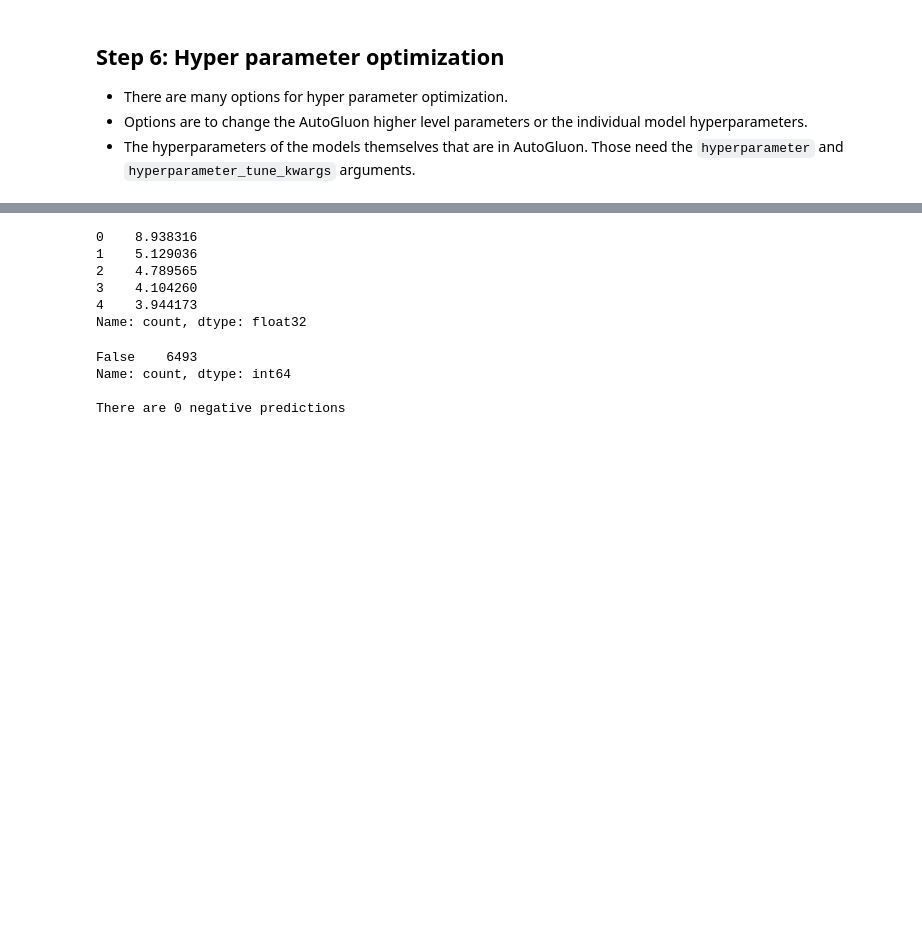
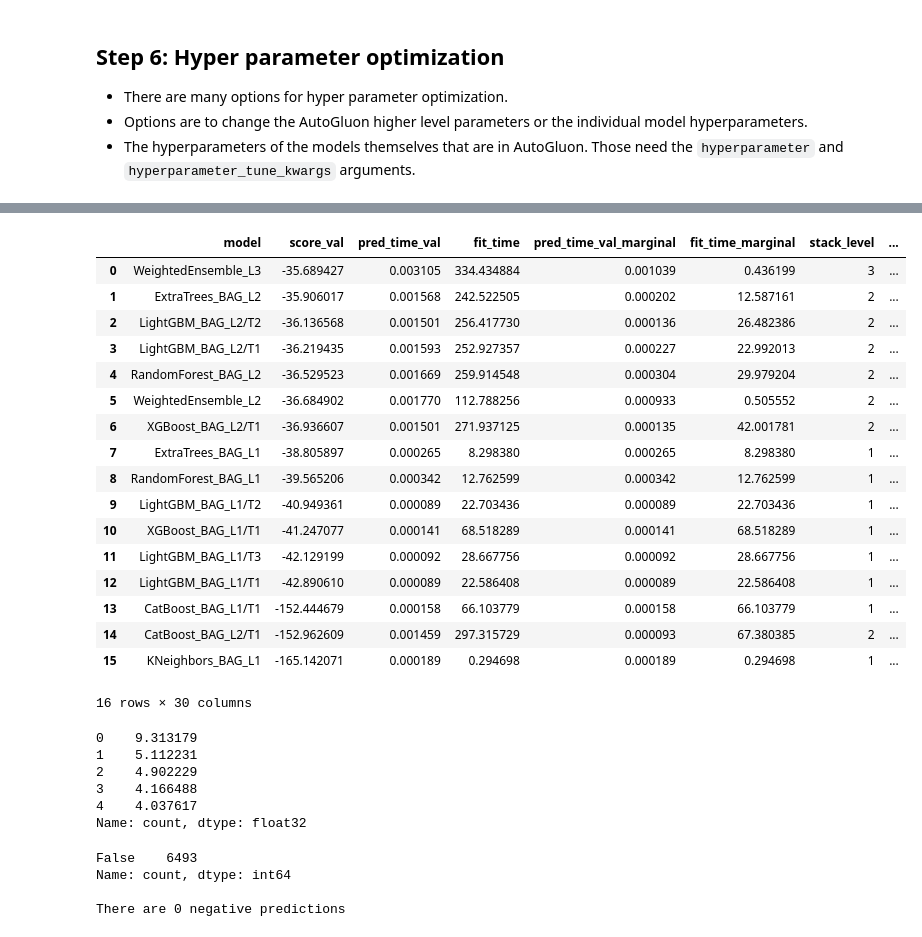
Before and after one commit to sheyiphunmi/Predicting-Bike-Sharing-Demand-with-AutoGluon, a Jupyter notebook: project-template.ipynb, the cells around one changed output, grey strips where cells are left out. Cells and saved outputs as stored; diff of their text form; code cells hidden in the pictures; blank space fills up the shorter version.

```diff
--- a/project-template.ipynb
+++ b/project-template.ipynb
@@ -682,7 +754,7 @@ hyperparameters = {
     'NN_TORCH': {
         'num_epochs': 10,
         'learning_rate': ag.space.Real(1e-4, 1e-1, default=5e-4, log=True),
-        'dropout_prob': ag.space.Real(0.0, 0.5, default=0.3),
+        #'dropout_prob': ag.space.Real(0.0, 0.5, default=0.3),
     },
     'GBM': [
         {
@@ -693,13 +765,13 @@ hyperparameters = {
     'CAT': {
         'learning_rate': ag.space.Real(1e-4, 1e-2, default=5e-4, log=True),
         'l2_leaf_reg': ag.space.Real(1.0, 5.0, default=3),
-        'depth': ag.space.Int(lower=4, upper=10),
-        'subsample': ag.space.Real(0.5, 1.0, default=1.0),
+        #'depth': ag.space.Int(lower=4, upper=10),
+        #'subsample': ag.space.Real(0.5, 1.0, default=1.0),
     },
     'XGB': {
         'eta': ag.space.Real(0.01, 0.3, default=0.1, log=True),
-        'max_depth': ag.space.Int(lower=3, upper=10, default=3),
-        'subsample': ag.space.Real(0.5, 1.0, default=1.0),
+        #'max_depth': ag.space.Int(lower=3, upper=10, default=3),
+        #'subsample': ag.space.Real(0.5, 1.0, default=1.0),
     },
     'FASTAI': {
         'learning_rate': ag.space.Real(1e-4, 1e-2, default=5e-4, log=True),
@@ -711,11 +783,11 @@ hyperparameters = {
 }
 
 
-hyperparameter_tune_kwargs = {
-    "searcher": "bayes", # random
-    "scheduler": "local",
-}
+# hyperparameter_tune_kwargs = {
+#     "searcher": "bayes", # random
+#     "scheduler": "local",
+# }
 # %%
-# predictor_new_hpo = TabularPredictor(label='count', eval_metric='root_mean_squared_error').fit(
-#     train_data=train_transformed,auto_stack = True, time_limit = 900,
-#     presets='best_quality',hyperparameters=hyperparameters, hyperparameter_tune_kwargs='auto')
+predictor_new_hpo = TabularPredictor(label='count', eval_metric='root_mean_squared_error').fit(
+    train_data=train_transformed,auto_stack = True, time_limit = 900,
+    presets='best_quality',hyperparameters=hyperparameters, hyperparameter_tune_kwargs='auto')
@@ -722,4 +803,0 @@ hyperparameter_tune_kwargs = {
-# %%
-predictor_new_hpo = TabularPredictor(label='count', eval_metric='root_mean_squared_error').fit(
-    train_data=train_transformed,auto_stack = True, time_limit = 900,
-    presets='best_quality',hyperparameters=hyperparameters, hyperparameter_tune_kwargs=hyperparameter_tune_kwargs)
@@ -772,14 +840,35 @@ Plot summary of models saved to file: AutogluonModels/ag-20230601_070111/Summary
  15          1  }
+# %%
+predictor_new_hpo.leaderboard(extra_info=True, silent=True)
+# %% [output]
+|  | model | score_val | pred_time_val | fit_time | pred_time_val_marginal | fit_time_marginal | stack_level | ... |
+| 0 | WeightedEnsemble_L3 | -35.689427 | 0.003105 | 334.434884 | 0.001039 | 0.436199 | 3 | ... |
+| 1 | ExtraTrees_BAG_L2 | -35.906017 | 0.001568 | 242.522505 | 0.000202 | 12.587161 | 2 | ... |
+| 2 | LightGBM_BAG_L2/T2 | -36.136568 | 0.001501 | 256.417730 | 0.000136 | 26.482386 | 2 | ... |
+| 3 | LightGBM_BAG_L2/T1 | -36.219435 | 0.001593 | 252.927357 | 0.000227 | 22.992013 | 2 | ... |
+| 4 | RandomForest_BAG_L2 | -36.529523 | 0.001669 | 259.914548 | 0.000304 | 29.979204 | 2 | ... |
+| 5 | WeightedEnsemble_L2 | -36.684902 | 0.001770 | 112.788256 | 0.000933 | 0.505552 | 2 | ... |
+| 6 | XGBoost_BAG_L2/T1 | -36.936607 | 0.001501 | 271.937125 | 0.000135 | 42.001781 | 2 | ... |
+| 7 | ExtraTrees_BAG_L1 | -38.805897 | 0.000265 | 8.298380 | 0.000265 | 8.298380 | 1 | ... |
+| 8 | RandomForest_BAG_L1 | -39.565206 | 0.000342 | 12.762599 | 0.000342 | 12.762599 | 1 | ... |
+| 9 | LightGBM_BAG_L1/T2 | -40.949361 | 0.000089 | 22.703436 | 0.000089 | 22.703436 | 1 | ... |
+| 10 | XGBoost_BAG_L1/T1 | -41.247077 | 0.000141 | 68.518289 | 0.000141 | 68.518289 | 1 | ... |
+| 11 | LightGBM_BAG_L1/T3 | -42.129199 | 0.000092 | 28.667756 | 0.000092 | 28.667756 | 1 | ... |
+| 12 | LightGBM_BAG_L1/T1 | -42.890610 | 0.000089 | 22.586408 | 0.000089 | 22.586408 | 1 | ... |
+| 13 | CatBoost_BAG_L1/T1 | -152.444679 | 0.000158 | 66.103779 | 0.000158 | 66.103779 | 1 | ... |
+| 14 | CatBoost_BAG_L2/T1 | -152.962609 | 0.001459 | 297.315729 | 0.000093 | 67.380385 | 2 | ... |
+| 15 | KNeighbors_BAG_L1 | -165.142071 | 0.000189 | 0.294698 | 0.000189 | 0.294698 | 1 | ... |
+16 rows × 30 columns
 # %%
 # predictions_new_hpo = predictor_new_hpo.predict(test_transformed)
 predictions_new_hpo = predictor_new_hpo.predict(test_transformed)
 predictions_new_hpo.head()
 # %% [output]
-0    8.938316
-1    5.129036
-2    4.789565
-3    4.104260
-4    3.944173
+0    9.313179
+1    5.112231
+2    4.902229
+3    4.166488
+4    4.037617
 Name: count, dtype: float32
 # %%
 # How many negative values do we have?
```
Also changed, not shown: parts of 24 cells of this notebook, 7 other files.
